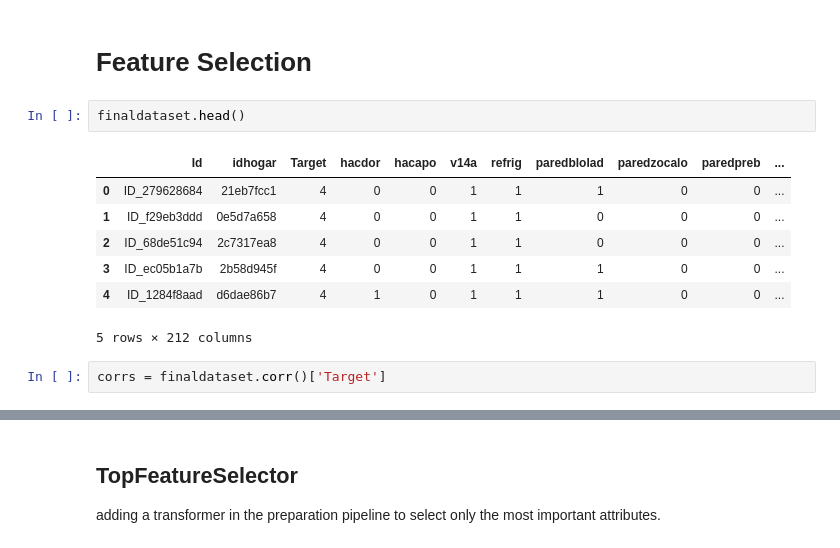
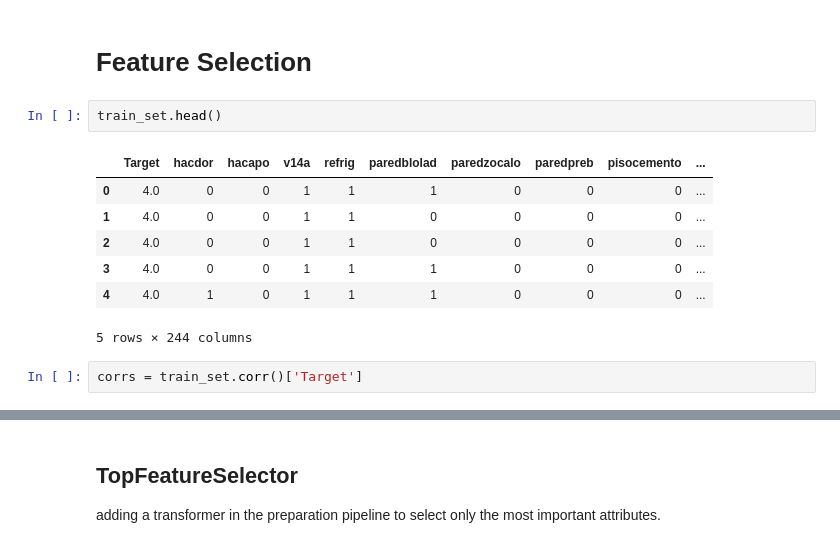
Before and after one commit to athakre/AML-, a Jupyter notebook: CostaRicaPovertyLevelPrediction.ipynb, the cells around one changed output, grey strips where cells are left out. Drawn from its saved outputs; the diff is of its cells as text.

```diff
--- a/CostaRicaPovertyLevelPrediction.ipynb
+++ b/CostaRicaPovertyLevelPrediction.ipynb
@@ -2038,17 +2039,17 @@ cat_pipeline = Pipeline([
 # %% [markdown]
 # Feature Selection
 # %%
-finaldataset.head()
+train_set.head()
 # %% [output]
-|  | Id | idhogar | Target | hacdor | hacapo | v14a | refrig | paredblolad | paredzocalo | paredpreb | ... |
-| 0 | ID_279628684 | 21eb7fcc1 | 4 | 0 | 0 | 1 | 1 | 1 | 0 | 0 | ... |
-| 1 | ID_f29eb3ddd | 0e5d7a658 | 4 | 0 | 0 | 1 | 1 | 0 | 0 | 0 | ... |
-| 2 | ID_68de51c94 | 2c7317ea8 | 4 | 0 | 0 | 1 | 1 | 0 | 0 | 0 | ... |
-| 3 | ID_ec05b1a7b | 2b58d945f | 4 | 0 | 0 | 1 | 1 | 1 | 0 | 0 | ... |
-| 4 | ID_1284f8aad | d6dae86b7 | 4 | 1 | 0 | 1 | 1 | 1 | 0 | 0 | ... |
+|  | Target | hacdor | hacapo | v14a | refrig | paredblolad | paredzocalo | paredpreb | pisocemento | ... |
+| 0 | 4.0 | 0 | 0 | 1 | 1 | 1 | 0 | 0 | 0 | ... |
+| 1 | 4.0 | 0 | 0 | 1 | 1 | 0 | 0 | 0 | 0 | ... |
+| 2 | 4.0 | 0 | 0 | 1 | 1 | 0 | 0 | 0 | 0 | ... |
+| 3 | 4.0 | 0 | 0 | 1 | 1 | 1 | 0 | 0 | 0 | ... |
+| 4 | 4.0 | 1 | 0 | 1 | 1 | 1 | 0 | 0 | 0 | ... |
-5 rows × 212 columns
+5 rows × 244 columns
 # %%
-corrs = finaldataset.corr()['Target']
+corrs = train_set.corr()['Target']
 # %%
 corrs.sort_values().head()
 # %% [output]
```
Also changed, not shown: parts of 29 cells of this notebook.
